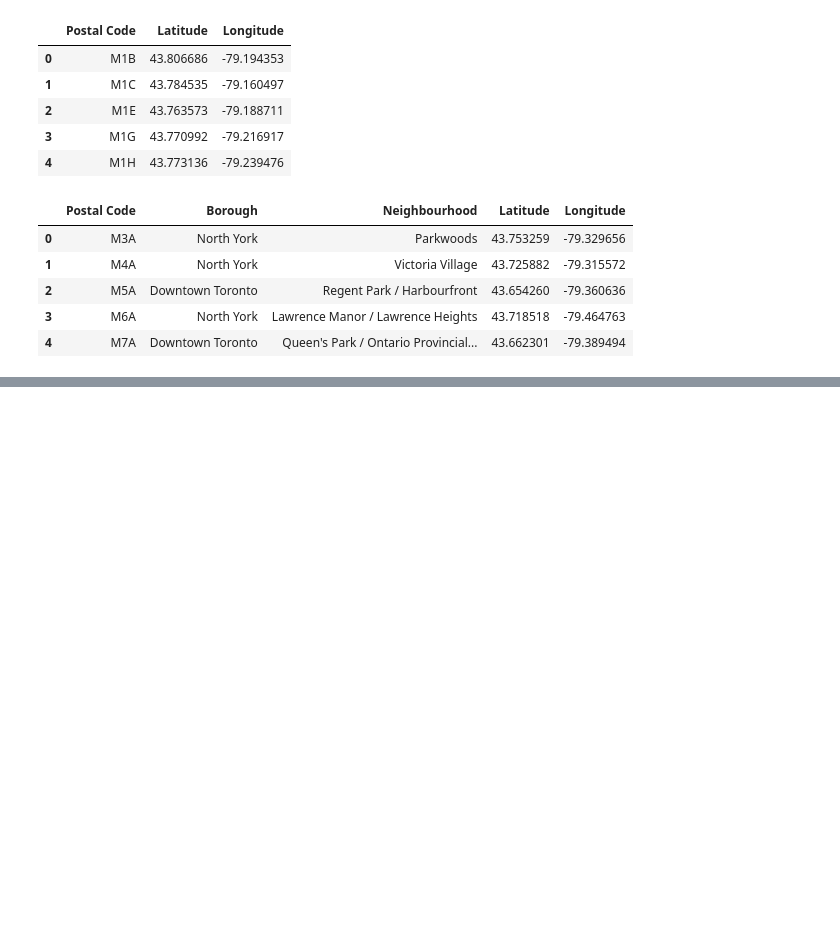
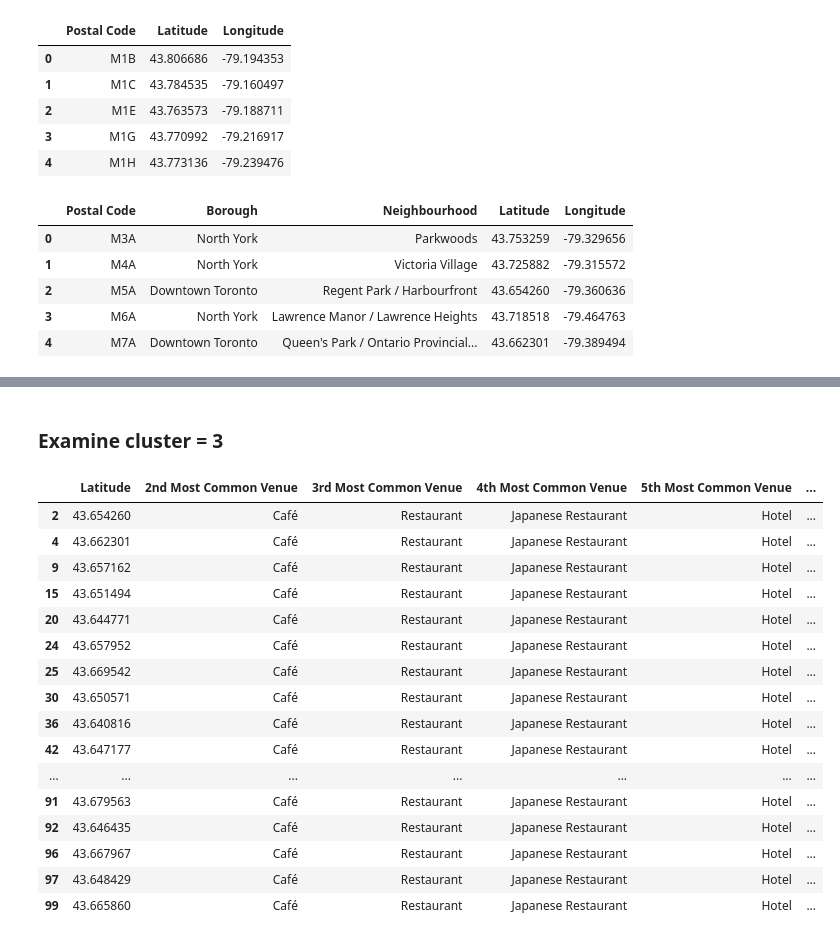
Before and after one commit to priyadwivedi20/github-example, a Jupyter notebook: segenting_clustering_negihborhoods.ipynb, the cells around one changed output, grey strips where cells are left out. Drawn from its saved outputs; the diff is of its cells as text; code cells hidden in the pictures; blank space fills up the shorter version.

Commit message:
Visualization of Borough in folium map, clustering the Borough based on nearby venues. Foursquare API is used and clustering is performed using K-mean clustering.

```diff
--- a/segenting_clustering_negihborhoods.ipynb
+++ b/segenting_clustering_negihborhoods.ipynb
@@ -130,0 +354,21 @@ df_merge.head()
+# %%
+num_top_venues = 10
+
+indicators = ['st', 'nd', 'rd']
+
+# create columns according to number of top venues
+columns = ['Borough']
+for ind in np.arange(num_top_venues):
+    try:
+        columns.append('{}{} Most Common Venue'.format(ind+1, indicators[ind]))
+    except:
+        columns.append('{}th Most Common Venue'.format(ind+1))
+
+# create a new dataframe
+borough_venues_sorted = pd.DataFrame(columns=columns)
+borough_venues_sorted['Borough'] = borough_grouped['Borough']
+
+for ind in np.arange(borough_grouped.shape[0]):
+    borough_venues_sorted.iloc[ind, 1:] = return_most_common_venues(borough_grouped.iloc[ind, :], num_top_venues)
+
+borough_venues_sorted.head()
@@ -130,0 +383,11 @@ df_merge.head()
+# %%
+# set number of clusters
+kclusters = 4
+
+borough_grouped_clustering = borough_grouped.drop('Borough', 1)
+
+# run k-means clustering
+kmeans = KMeans(n_clusters=kclusters, random_state=0).fit(borough_grouped_clustering)
+
+# check cluster labels generated for each row in the dataframe
+kmeans.labels_[0:10]
@@ -130,0 +396,10 @@ df_merge.head()
+# %%
+# add clustering labels
+borough_venues_sorted.insert(0, 'Cluster Labels', kmeans.labels_)
+
+borough_merged = df_cluster
+
+# merge toronto_grouped with toronto_data to add latitude/longitude for each neighborhood
+borough_merged = borough_merged.join(borough_venues_sorted.set_index('Borough'), on='Borough')
+
+borough_merged.head() # check the last columns!
@@ -130,0 +477,22 @@ df_merge.head()
+# %% [markdown]
+### Examine cluster = 3
+# %%
+borough_merged.loc[borough_merged['Cluster Labels'] == 3, borough_merged.columns[[1] + list(range(5, borough_merged.shape[1]))]]
+# %% [output]
+|  | Latitude | 2nd Most Common Venue | 3rd Most Common Venue | 4th Most Common Venue | 5th Most Common Venue | ... |
+| 2 | 43.654260 | Café | Restaurant | Japanese Restaurant | Hotel | ... |
+| 4 | 43.662301 | Café | Restaurant | Japanese Restaurant | Hotel | ... |
+| 9 | 43.657162 | Café | Restaurant | Japanese Restaurant | Hotel | ... |
+| 15 | 43.651494 | Café | Restaurant | Japanese Restaurant | Hotel | ... |
+| 20 | 43.644771 | Café | Restaurant | Japanese Restaurant | Hotel | ... |
+| 24 | 43.657952 | Café | Restaurant | Japanese Restaurant | Hotel | ... |
+| 25 | 43.669542 | Café | Restaurant | Japanese Restaurant | Hotel | ... |
+| 30 | 43.650571 | Café | Restaurant | Japanese Restaurant | Hotel | ... |
+| 36 | 43.640816 | Café | Restaurant | Japanese Restaurant | Hotel | ... |
+| 42 | 43.647177 | Café | Restaurant | Japanese Restaurant | Hotel | ... |
+| ... | ... | ... | ... | ... | ... | ... |
+| 91 | 43.679563 | Café | Restaurant | Japanese Restaurant | Hotel | ... |
+| 92 | 43.646435 | Café | Restaurant | Japanese Restaurant | Hotel | ... |
+| 96 | 43.667967 | Café | Restaurant | Japanese Restaurant | Hotel | ... |
+| 97 | 43.648429 | Café | Restaurant | Japanese Restaurant | Hotel | ... |
+| 99 | 43.665860 | Café | Restaurant | Japanese Restaurant | Hotel | ... |
```
Also changed, not shown: parts of 25 cells of this notebook.
